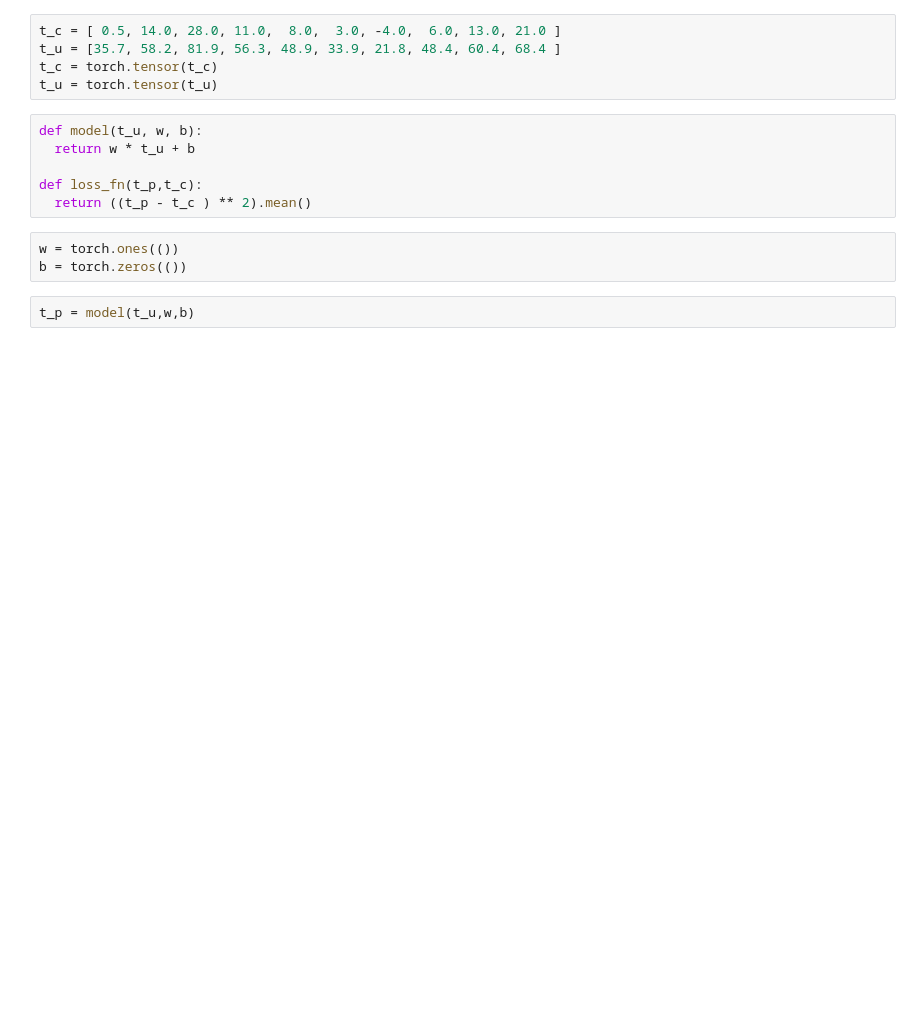
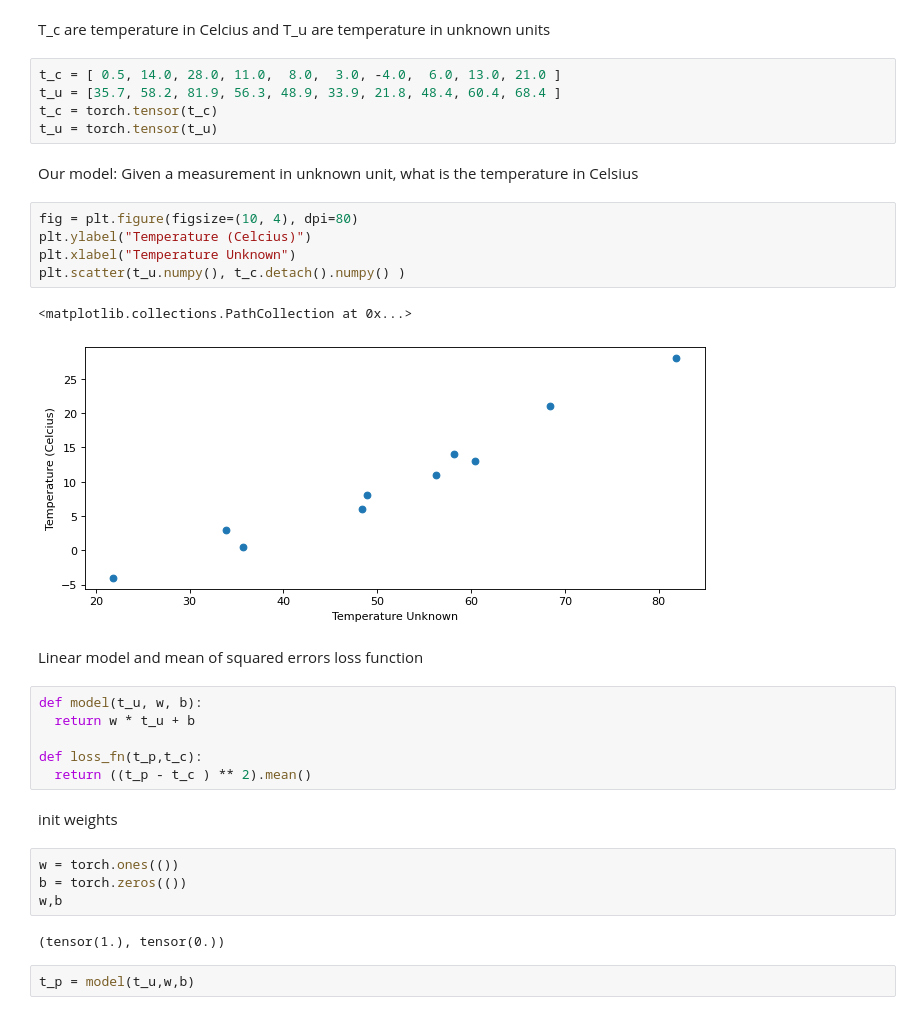
Before and after one commit to harttu/courses, a Jupyter notebook: DeepLearningWithPytorch/Chapter5_model_from_scratch.ipynb, the cells around one changed output. Saved outputs shown, nothing was run; the diff lists cells and outputs as text; blank space fills up the shorter version.

```diff
--- a/DeepLearningWithPytorch/Chapter5_model_from_scratch.ipynb
+++ b/DeepLearningWithPytorch/Chapter5_model_from_scratch.ipynb
@@ -5,16 +14,35 @@ import torch
+# %% [markdown]
+T_c are temperature in Celcius and T_u are temperature in unknown units
 # %%
 t_c = [ 0.5, 14.0, 28.0, 11.0,  8.0,  3.0, -4.0,  6.0, 13.0, 21.0 ]
 t_u = [35.7, 58.2, 81.9, 56.3, 48.9, 33.9, 21.8, 48.4, 60.4, 68.4 ]
 t_c = torch.tensor(t_c)
 t_u = torch.tensor(t_u)
+# %% [markdown]
+Our model: Given a measurement in unknown unit, what is the temperature in Celsius
+# %%
+fig = plt.figure(figsize=(10, 4), dpi=80)
+plt.ylabel("Temperature (Celcius)")
+plt.xlabel("Temperature Unknown")
+plt.scatter(t_u.numpy(), t_c.detach().numpy() )
+# %% [output]
+<matplotlib.collections.PathCollection at 0x...>
+[figure, added]
+# %% [markdown]
+Linear model and mean of squared errors loss function
 # %%
 def model(t_u, w, b):
   return w * t_u + b
 
 def loss_fn(t_p,t_c):
   return ((t_p - t_c ) ** 2).mean()
+# %% [markdown]
+init weights
 # %%
 w = torch.ones(())
 b = torch.zeros(())
+w,b
+# %% [output]
+(tensor(1.), tensor(0.))
 # %%
 t_p = model(t_u,w,b)
```
Also changed, not shown: parts of 53 cells of this notebook.
